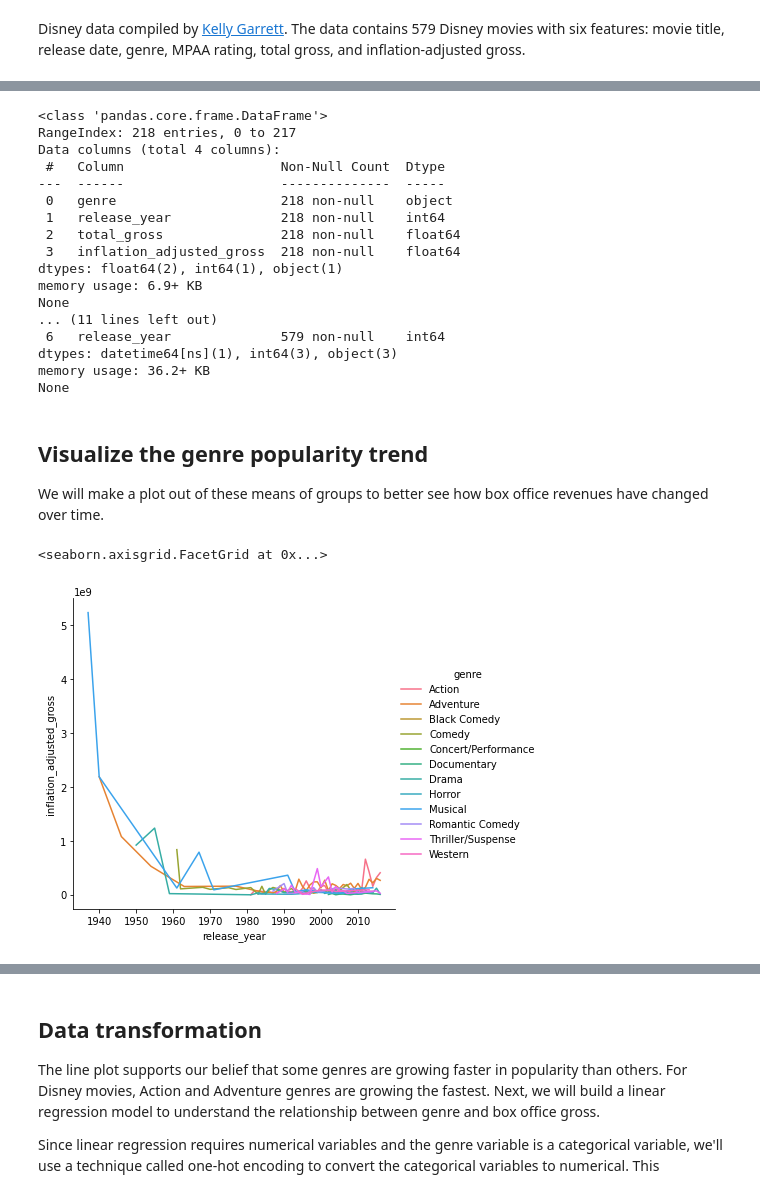
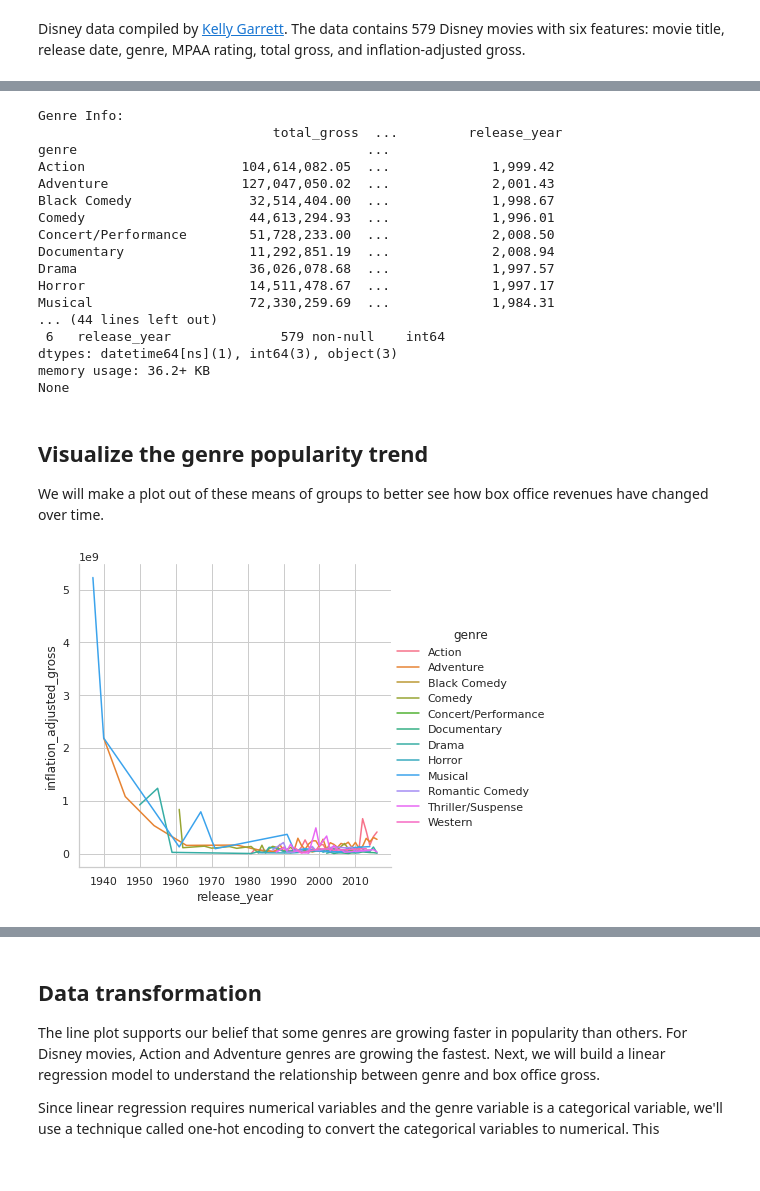
Before and after one commit to uomodellamansarda/DisneyMoviesAnalysis, a Jupyter notebook: DisneyCharAnalysis.ipynb, the cells around one changed output, grey strips where cells are left out. Saved outputs shown, nothing was run; the diff lists cells and outputs as text; code cells hidden in the pictures; blank space fills up the shorter version.

```diff
--- a/DisneyCharAnalysis.ipynb
+++ b/DisneyCharAnalysis.ipynb
@@ -37,34 +44,37 @@ None
 | 8 | 101 Dalmatians | 1961-01-25 | Comedy | G | 153000000 | 1362870985 |
 | 6 | Lady and the Tramp | 1955-06-22 | Drama | G | 93600000 | 1236035515 |
 # %%
-
-# We extract year from release_date and store it in a new column
+# We get the year and create a specific column
 df['release_year'] = pd.DatetimeIndex(df['release_date']).year
-
-# We compute mean of adjusted gross per genre and per year
+pd.options.display.float_format = '{:20,.2f}'.format
+#It's interesting to group the movies by genre and release year
+#and calculate the mean
 df_grouped = df.groupby(['genre','release_year']).mean()
-
+df_genre = df.groupby(['genre']).mean()
+df_genre_reset=df_genre.reset_index()
+print("Genre Info: \n",df_genre)
+print("Genre Reset Info: \n",df_genre_reset)
 # We convert the GroupBy object to a DataFrame
 genre_yearly = df_grouped.reset_index()
 
-# Inspect genre_yearly
+# Inspecting genre_yearly
 genre_yearly.head(10)
 print(genre_yearly.info())
 print(df.info())
 # %% [output]
-<class 'pandas.core.frame.DataFrame'>
-RangeIndex: 218 entries, 0 to 217
-Data columns (total 4 columns):
- #   Column                    Non-Null Count  Dtype
----  ------                    --------------  -----
- 0   genre                     218 non-null    object
- 1   release_year              218 non-null    int64
- 2   total_gross               218 non-null    float64
- 3   inflation_adjusted_gross  218 non-null    float64
-dtypes: float64(2), int64(1), object(1)
-memory usage: 6.9+ KB
-None
-... (11 lines left out)
+Genre Info:
+                              total_gross  ...         release_year
+genre                                     ...
+Action                    104,614,082.05  ...             1,999.42
+Adventure                 127,047,050.02  ...             2,001.43
+Black Comedy               32,514,404.00  ...             1,998.67
+Comedy                     44,613,294.93  ...             1,996.01
+Concert/Performance        51,728,233.00  ...             2,008.50
+Documentary                11,292,851.19  ...             2,008.94
+Drama                      36,026,078.68  ...             1,997.57
+Horror                     14,511,478.67  ...             1,997.17
+Musical                    72,330,259.69  ...             1,984.31
+... (44 lines left out)
  6   release_year              579 non-null    int64
 dtypes: datetime64[ns](1), int64(3), object(3)
 memory usage: 36.2+ KB
@@ -74,6 +84,6 @@ None
 <p>We will make a plot out of these means of groups to better see how box office revenues have changed over time.</p>
 # %%
 sns.relplot(data=genre_yearly,x='release_year',y='inflation_adjusted_gross',kind='line',hue='genre')
+sns.set(context='notebook', style='whitegrid', palette='deep', font='sans-serif', font_scale=1, color_codes=False, rc=None)
 # %% [output]
-<seaborn.axisgrid.FacetGrid at 0x...>
-[figure, old version]
+[figure, new version]
```
Also changed, not shown: parts of 5 cells of this notebook.
